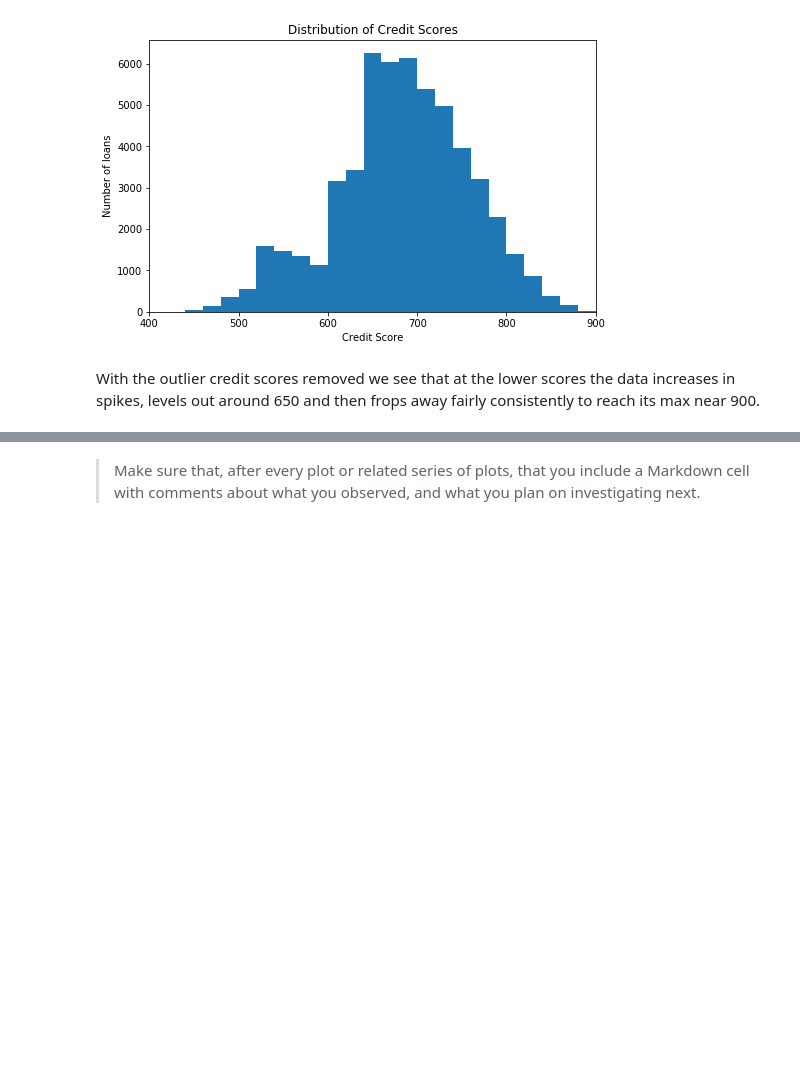
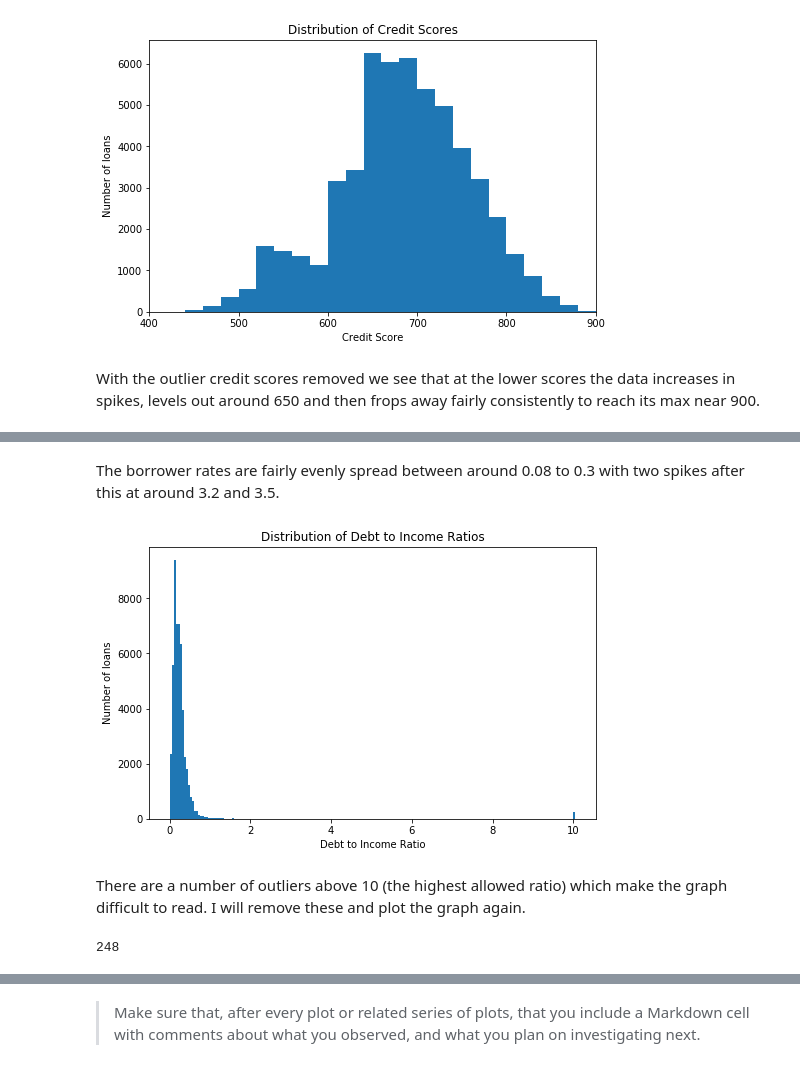
Before and after one commit to Jeffro80/DAND_Communicate_Findings, a Jupyter notebook: exploration-WORKING.ipynb, the cells around one changed output, grey strips where cells are left out. Drawn from its saved outputs; the diff is of its cells as text; code cells hidden in the pictures; blank space fills up the shorter version.

```diff
--- a/exploration-WORKING.ipynb
+++ b/exploration-WORKING.ipynb
@@ -528,0 +542,22 @@ With the outlier credit scores removed we see that at the lower scores the data
+# %% [markdown]
+The borrower rates are fairly evenly spread between around 0.08 to 0.3 with two spikes after this at around 3.2 and 3.5.
+# %%
+# Plot DebtToIncomeRatio column
+binsize = 0.05
+bins = np.arange(0, loans['DebtToIncomeRatio'].max()+binsize, binsize)
+
+plt.figure(figsize=[8, 5])
+plt.hist(data = loans, x = 'DebtToIncomeRatio', bins = bins)
+plt.xlabel('Debt to Income Ratio')
+plt.ylabel('Number of loans')
+plt.title('Distribution of Debt to Income Ratios')
+plt.show()
+# %% [output]
+[figure, added]
+# %% [markdown]
+There are a number of outliers above 10 (the highest allowed ratio) which make the graph difficult to read. I will remove these and plot the graph again.
+# %%
+outliers = loans['DebtToIncomeRatio'] > 9.5
+outliers.sum()
+# %% [output]
+248
```
Also changed, not shown: parts of 3 cells of this notebook.
